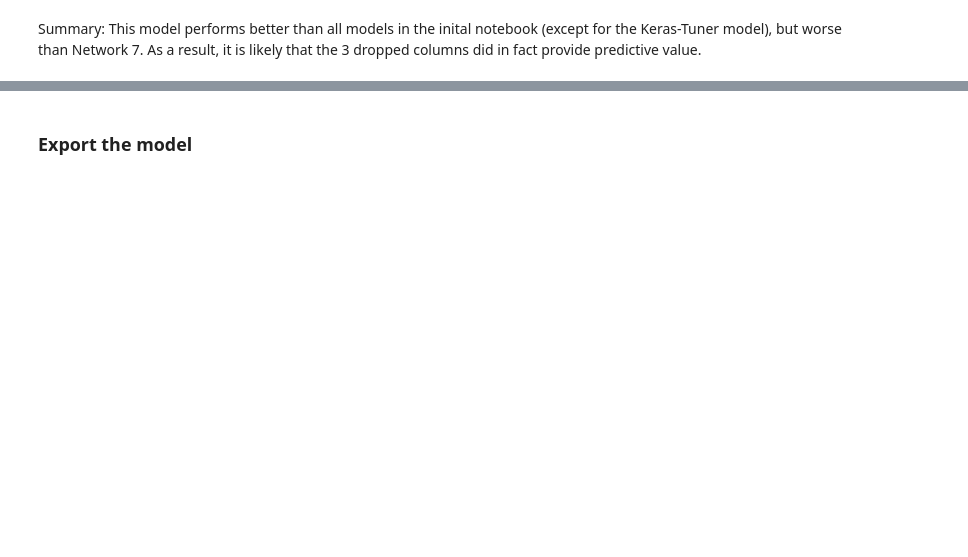
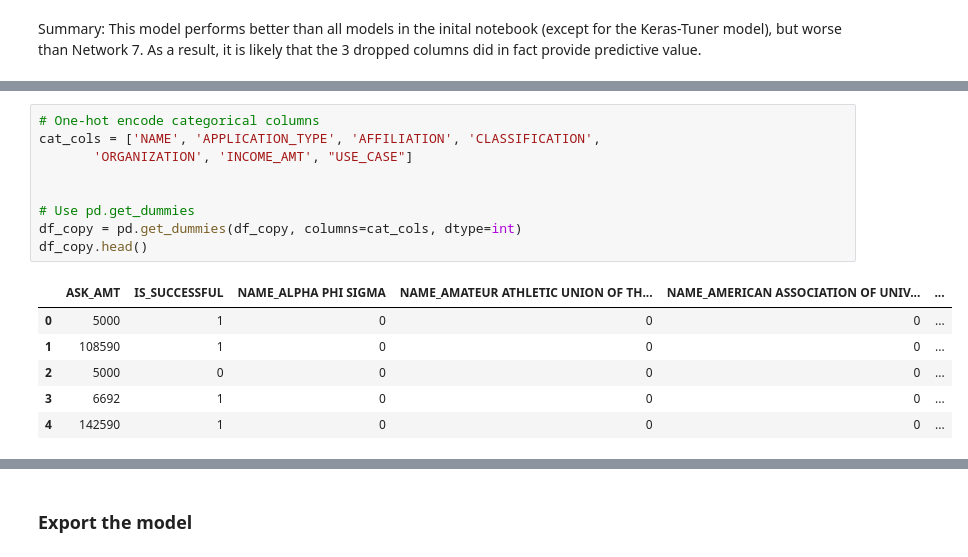
Before and after one commit to martabaker/ds_module_21_neural_networks, a Jupyter notebook: Submission/charity_work_optimized.ipynb, the cells around one changed output, grey strips where cells are left out. Saved outputs shown, nothing was run; the diff lists cells and outputs as text; blank space fills up the shorter version.

```diff
--- a/Submission/charity_work_optimized.ipynb
+++ b/Submission/charity_work_optimized.ipynb
@@ -651,0 +733,16 @@ Summary: This model performs better than all models in the inital notebook (exce
+# %%
+# One-hot encode categorical columns
+cat_cols = ['NAME', 'APPLICATION_TYPE', 'AFFILIATION', 'CLASSIFICATION',
+       'ORGANIZATION', 'INCOME_AMT', "USE_CASE"]
+
+
+# Use pd.get_dummies
+df_copy = pd.get_dummies(df_copy, columns=cat_cols, dtype=int)
+df_copy.head()
+# %% [output]
+|  | ASK_AMT | IS_SUCCESSFUL | NAME_ALPHA PHI SIGMA | NAME_AMATEUR ATHLETIC UNION OF TH... | NAME_AMERICAN ASSOCIATION OF UNIV... | ... |
+| 0 | 5000 | 1 | 0 | 0 | 0 | ... |
+| 1 | 108590 | 1 | 0 | 0 | 0 | ... |
+| 2 | 5000 | 0 | 0 | 0 | 0 | ... |
+| 3 | 6692 | 1 | 0 | 0 | 0 | ... |
+| 4 | 142590 | 1 | 0 | 0 | 0 | ... |
```
Also changed, not shown: parts of 22 cells of this notebook, 1 other file.
